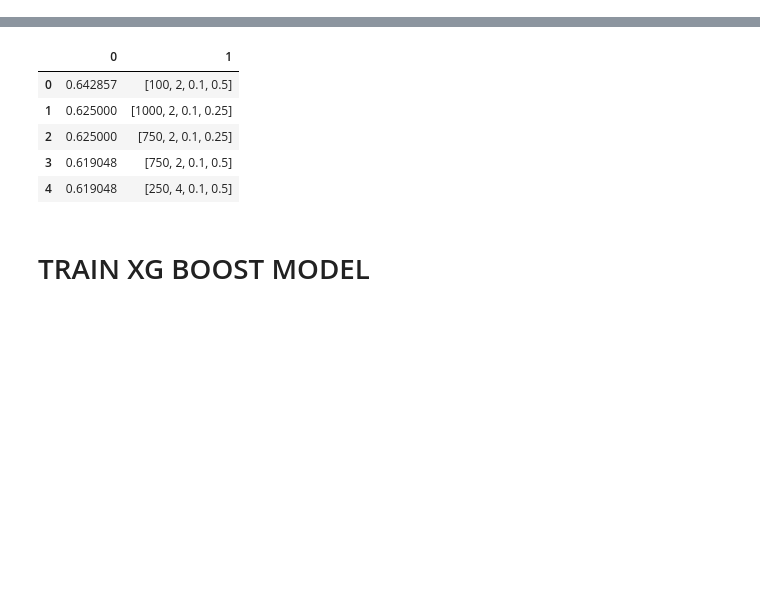
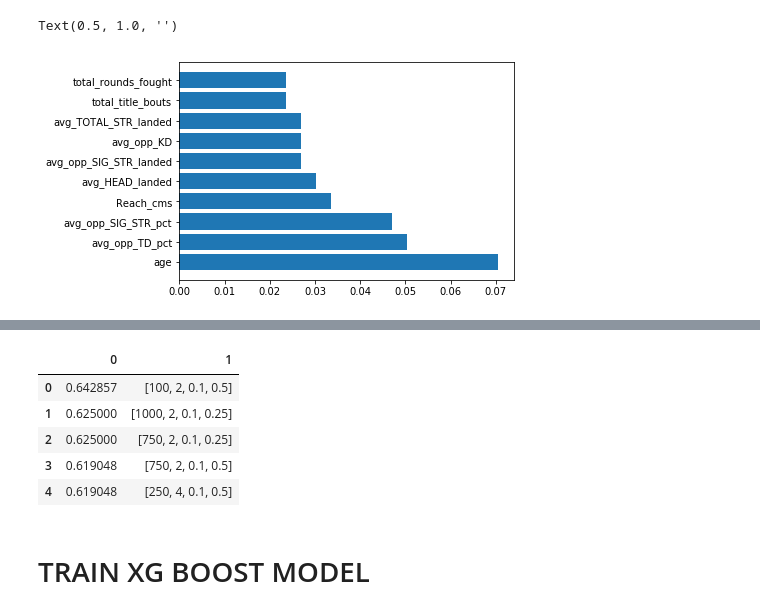
Before and after one commit to mdhwang/UFC-Fight-Victor-Predictor, a Jupyter notebook: UFC 2019 Predict.ipynb, the cells around one changed output, grey strips where cells are left out. Saved outputs shown, nothing was run; the diff lists cells and outputs as text; code cells hidden in the pictures; blank space fills up the shorter version.

```diff
--- a/UFC 2019 Predict.ipynb
+++ b/UFC 2019 Predict.ipynb
@@ -18,3 +18,5 @@ X_train, y_train, test_2019 = historical_cleaning(df)
+# %%
+cols = list(X_train.columns)
 # %%
 # n_estimators = [100,250,500,750,1000,1500,2000,2500]
 # max_depth = [2,4,6,8]
@@ -67,0 +66,2 @@ for n in n_estimators:
+# %%
+impfeat =  sorted(zip(XGBR.feature_importances_.round(4),cols),reverse=True)[:11]
@@ -67,0 +70,13 @@ for n in n_estimators:
+# %%
+title, value = [],[]
+for each in impfeat:
+    title.append(each[1])
+    value.append(each[0])
+
+title.pop(3)
+value.pop(3)
+plt.barh(title,value)
+plt.title("")
+# %% [output]
+Text(0.5, 1.0, '')
+[figure, added]
```
Also changed, not shown: parts of 24 cells of this notebook, 2 other files.
